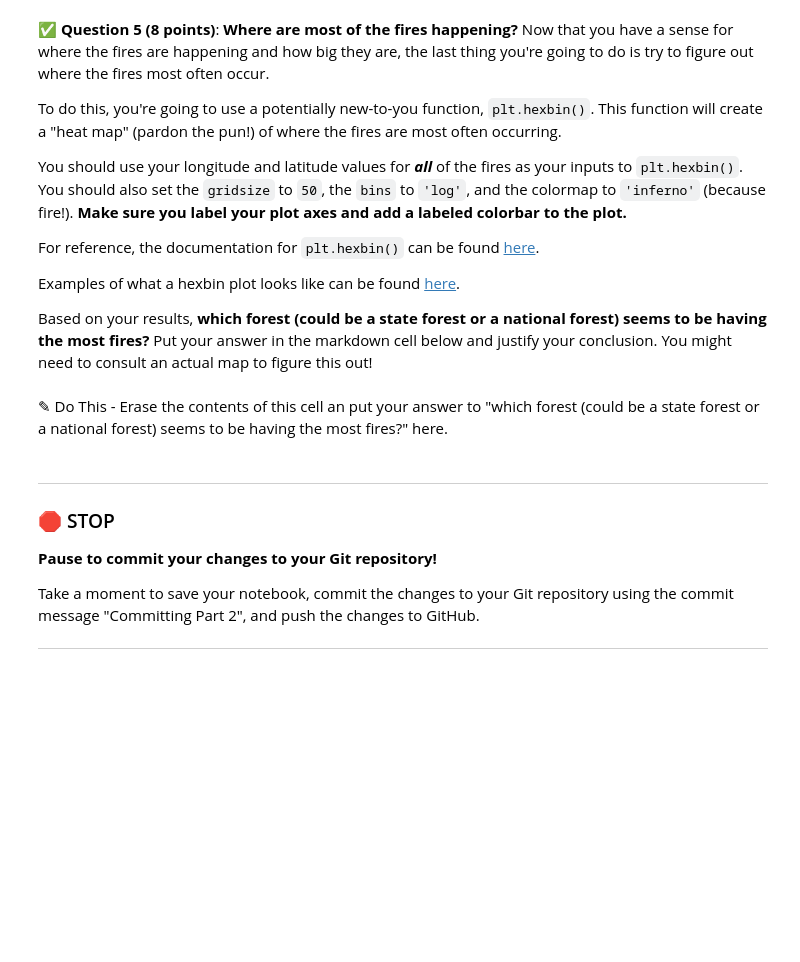
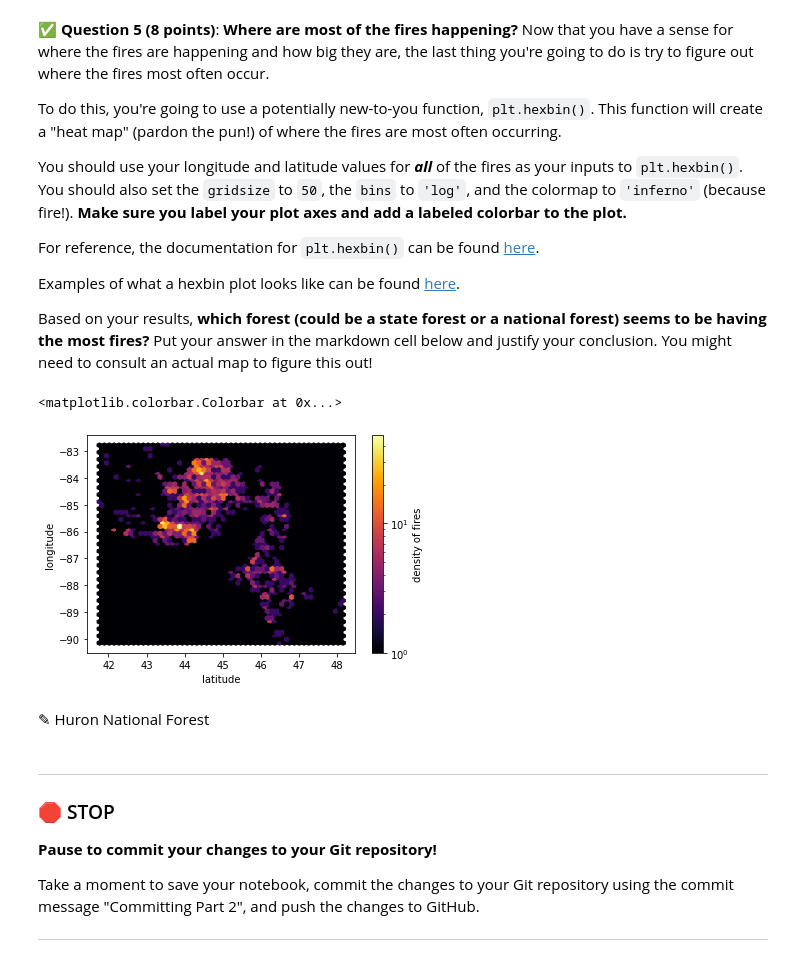
Before and after one commit to namnams01/cmse202-s21-turnin, a Jupyter notebook: hw-02/HW-02_PandasReviewAndPythonObjects-Namith-Vorakkara.ipynb, the cells around one changed output. Saved outputs shown, nothing was run; the diff lists cells and outputs as text; code cells hidden in the pictures; blank space fills up the shorter version.

```diff
--- a/hw-02/HW-02_PandasReviewAndPythonObjects-Namith-Vorakkara.ipynb
+++ b/hw-02/HW-02_PandasReviewAndPythonObjects-Namith-Vorakkara.ipynb
@@ -125,5 +187,14 @@ Based on your results, **which forest (could be a state forest or a national for
-# %% [markdown]
-<font size=+3>&#9998;</font> Do This - Erase the contents of this cell an put your answer to "which forest (could be a state forest or a national forest) seems to be having the most fires?" here.
+# %%
+### Put your code here
+plt.hexbin(lat,long,gridsize=50,bins='log',cmap='inferno')
+plt.xlabel('latitude')
+plt.ylabel('longitude')
+plt.colorbar(label='density of fires')
+# %% [output]
+<matplotlib.colorbar.Colorbar at 0x...>
+[figure, added]
+# %% [markdown]
+<font size=+3>&#9998;</font> Huron National Forest
 # %% [markdown]
 ---
 ### &#128721; STOP
```
Also changed, not shown: parts of 16 cells of this notebook.
